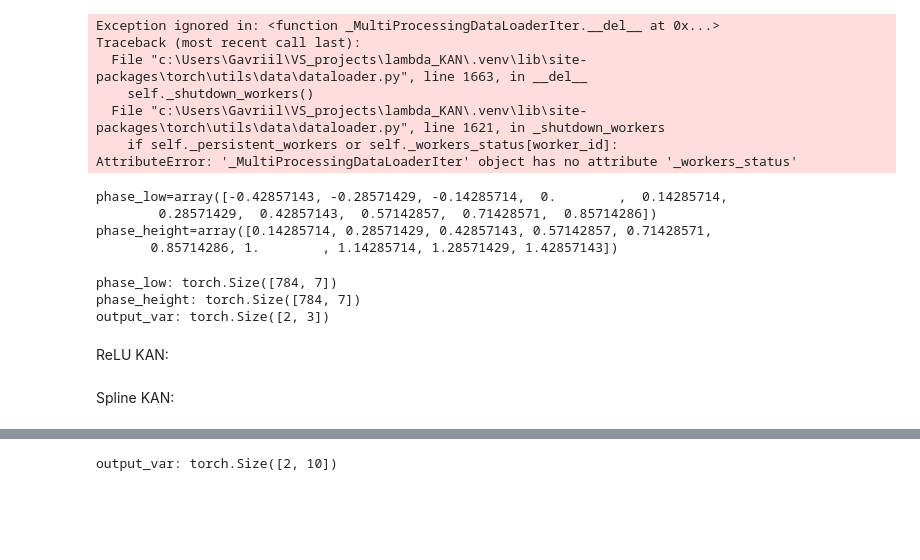
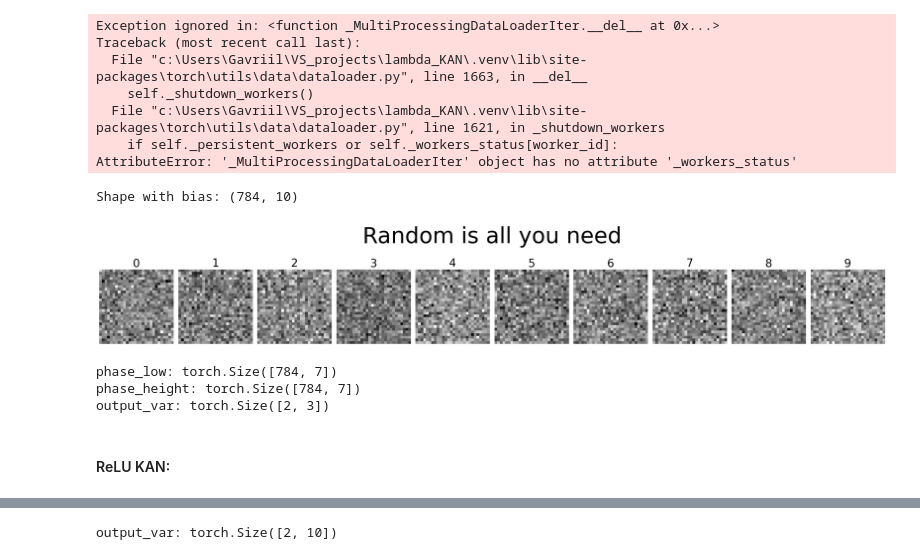
Before and after one commit to Gavr101/lambda_KAN, a Jupyter notebook: mnist_example/MNIST_example.ipynb, the cells around one changed output, grey strips where cells are left out. Saved outputs shown, nothing was run; the diff lists cells and outputs as text; code cells hidden in the pictures; blank space fills up the shorter version.

```diff
--- a/mnist_example/MNIST_example.ipynb
+++ b/mnist_example/MNIST_example.ipynb
@@ -63,19 +66,6 @@ Traceback (most recent call last):
   File "c:\Users\Gavriil\VS_projects\lambda_KAN\.venv\lib\site-packages\torch\utils\data\dataloader.py", line 1621, in _shutdown_workers
     if self._persistent_workers or self._workers_status[worker_id]:
 AttributeError: '_MultiProcessingDataLoaderIter' object has no attribute '_workers_status'
-# %%
-g, k = 7, 3
-
-phase_low = np.arange(-k, g) / g
-phase_height = phase_low + (k+1) / g
-
-print(f'{phase_low=}')
-print(f'{phase_height=}')
-# %% [output]
-phase_low=array([-0.42857143, -0.28571429, -0.14285714,  0.        ,  0.14285714,
-        0.28571429,  0.42857143,  0.57142857,  0.71428571,  0.85714286])
-phase_height=array([0.14285714, 0.28571429, 0.42857143, 0.57142857, 0.71428571,
-       0.85714286, 1.        , 1.14285714, 1.28571429, 1.42857143])
 # %%
 class ReLUKANLayer(nn.Module):
     def __init__(self,
@@ -158,3 +165,46 @@ class ReLUKANLayer(nn.Module):
+# %%
+def show_sensitivity(W, title = ''):
+    '''
+    Shows sensitivity maps for Linear Regression and Lambda KAN models.
+
+    W : np.array
+        size = [28*28, 10]
+    '''
+    # Display templates
+    plt.rcParams["figure.figsize"] = (25, 10)
+
+    #W = np.loadtxt("lc_mnist_weights.txt")  # load weigths, shape (785, 10)
+    print(f"Shape with bias: {W.shape}")
+
+    ## Remove bias
+    #W = W[:-1, :]
+    #print(f"Shape without bias: {W.shape}")
+
+    # Normalize
+    w_min, w_max = np.min(W), np.max(W)
+    templates = 255 * (W - w_min) / (w_max - w_min)
+
+    # Display templates
+    labels_names = [str(i) for i in range(10)]
+    for i in range(10):
+        plt.subplot(1, 10, i + 1)
+        img = templates[:, i].reshape(28, 28).astype(int)
+        plt.imshow(img, cmap="gray")
+        plt.axis("off")
+        plt.title(labels_names[i], size=25)
+
+    plt.suptitle(title, size=50)
+    plt.tight_layout()
+    plt.subplots_adjust(top=1.44)
+    plt.show()
+    plt.close()
+# %%
+W = torch.randn(28*28, 10).numpy()
+
+show_sensitivity(W, title='Random is all you need')
+# %% [output]
+Shape with bias: (784, 10)
+[figure, added]
 # %%
 input_var = torch.randn(2,28*28)
 
@@ -173,8 +223,8 @@ print(f'output_var: {kan_layer(input_var).shape}')
 phase_low: torch.Size([784, 7])
 phase_height: torch.Size([784, 7])
 output_var: torch.Size([2, 3])
-# %% [markdown]
-ReLU KAN:
+# %% [markdown]
+#### ReLU KAN:
 # %%
 class MnistKAN(nn.Module):
     def __init__(self, input_shape=(1, 28, 28)):
@@ -195,5 +245,3 @@ class MnistKAN(nn.Module):
     def forward(self, x):
         x = self.layers(x)
         return x
-# %% [markdown]
-Spline KAN:
```
Also changed, not shown: parts of 20 cells of this notebook, 1 other file.
